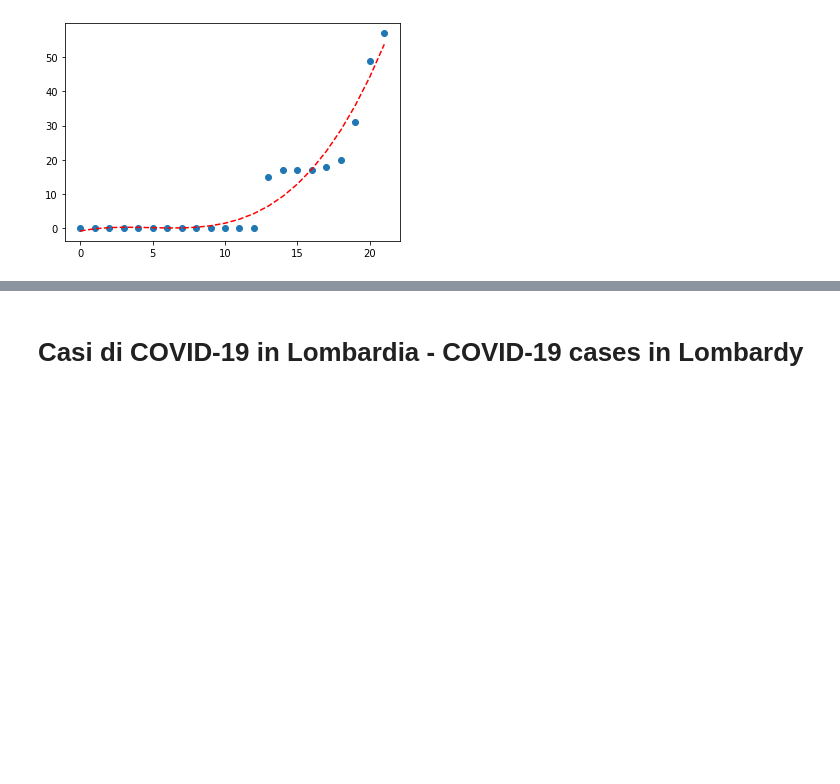
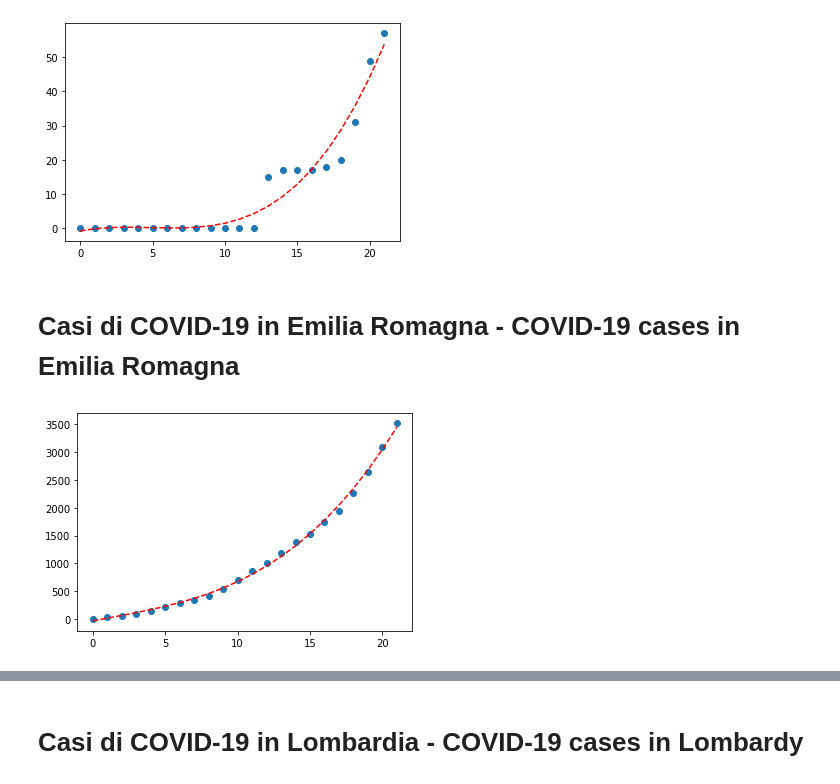
Before and after one commit to mircozanchi/COVID-19, a Jupyter notebook: notebooks/Province.ipynb, the cells around one changed output, grey strips where cells are left out. Saved outputs shown, nothing was run; the diff lists cells and outputs as text; code cells hidden in the pictures; blank space fills up the shorter version.

Commit message:
Add more regions

```diff
--- a/notebooks/Province.ipynb
+++ b/notebooks/Province.ipynb
@@ -174,3 +174,9 @@ calculate_and_create_chart_for_province(START_DATE, 'Napoli')
 calculate_and_create_chart_for_province(START_DATE, 'Salerno')
 # %% [output]
 [figure]
+# %% [markdown]
+# Casi di COVID-19 in Emilia Romagna - COVID-19 cases in Emilia Romagna
+# %%
+calculate_and_create_chart_for_region(START_DATE, 'Emilia Romagna')
+# %% [output]
+[figure, added]
```
Also changed, not shown: parts of 63 cells of this notebook.
